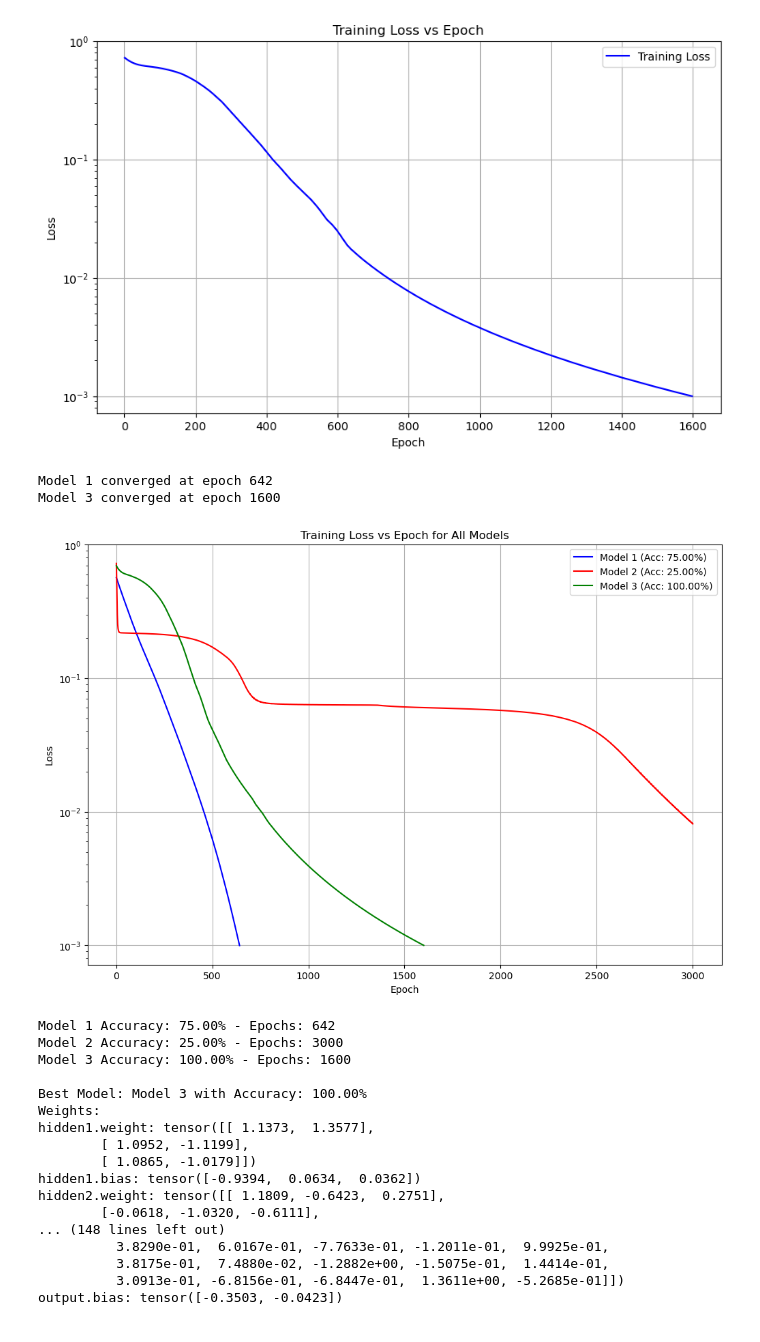
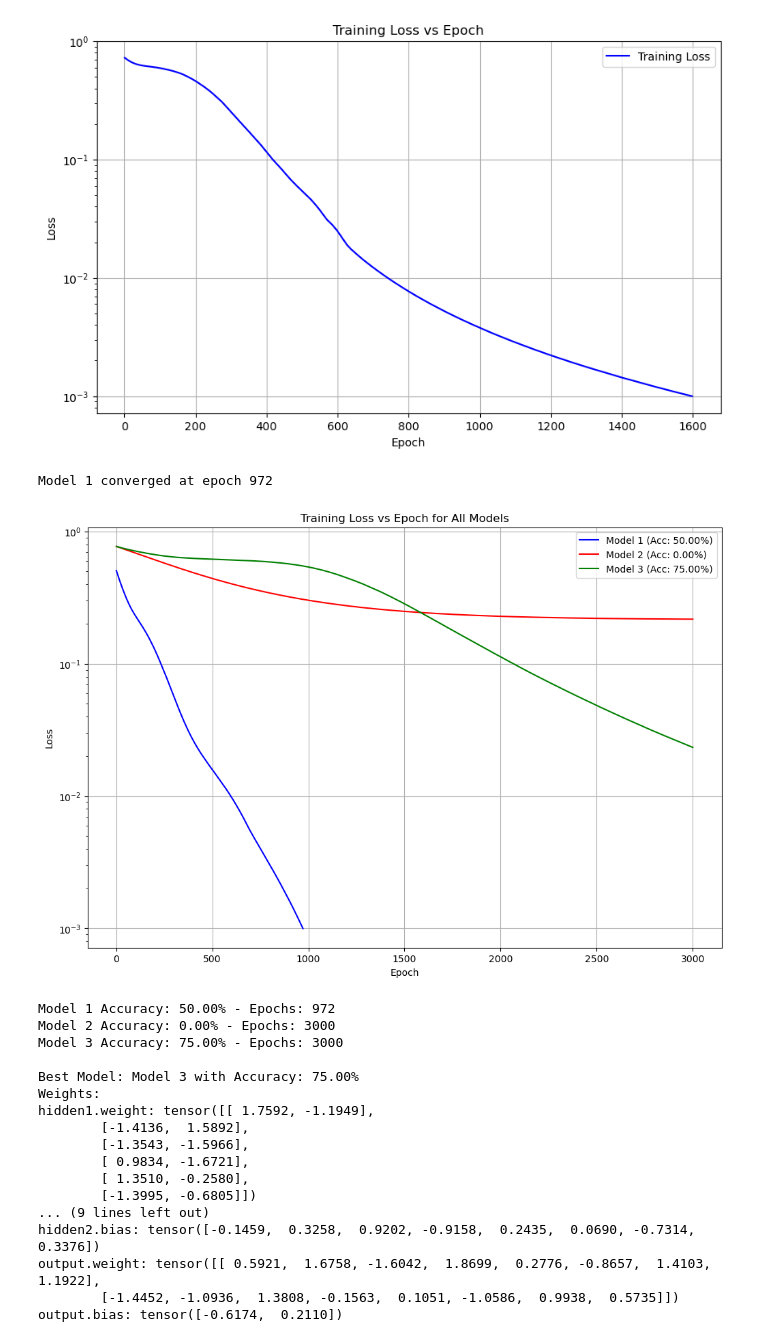
Before and after one commit to Silea-Horia/AI, a Jupyter notebook: Labs/Lab5/AI_lab_5_2023.ipynb, the cells around one changed output. Cells and saved outputs as stored; diff of their text form; code cells hidden in the pictures.

```diff
--- a/Labs/Lab5/AI_lab_5_2023-unsolved.ipynb
+++ b/Labs/Lab5/AI_lab_5_2023.ipynb
@@ -265,26 +265,26 @@ losses1 = []
 model2 = nn.Sequential(OrderedDict([
     ('hidden1', nn.Linear(2, 3)),
     ('activation1', nn.Sigmoid()),
-    ('hidden2', nn.Linear(3, 3)),
+    ('hidden2', nn.Linear(3, 8)),
     ('activation2', nn.LeakyReLU()),
-    ('hidden3', nn.Linear(3, 3)),
+    ('hidden3', nn.Linear(8, 3)),
     ('activation3', nn.Tanh()),
     ('output', nn.Linear(3, 2)),
     ('activation4', nn.Tanh())
 ]))
-optimizer2 = torch.optim.SGD(model2.parameters(), lr=0.1)
+optimizer2 = torch.optim.SGD(model2.parameters(), lr=0.0005)
 criterion2 = nn.MSELoss()
 losses2 = []
 
 model3 = nn.Sequential(OrderedDict([
-    ('hidden1', nn.Linear(2, 3)),
+    ('hidden1', nn.Linear(2, 6)),
     ('activation1', nn.Sigmoid()),
-    ('hidden2', nn.Linear(3, 100)),
+    ('hidden2', nn.Linear(6, 8)),
     ('activation2', nn.LeakyReLU()),
-    ('output', nn.Linear(100, 2)),
+    ('output', nn.Linear(8, 2)),
     ('activation3', nn.Sigmoid())
 ]))
-optimizer3 = torch.optim.Adam(model3.parameters(), lr=0.001)
+optimizer3 = torch.optim.Adam(model3.parameters(), lr=0.0005)
 criterion3 = nn.BCELoss()
 losses3 = []
 
@@ -341,50 +341,49 @@ def calculate_accuracy(model, data_in, data_target, threshold=0.05):
 acc1 = calculate_accuracy(model1, data_in, data_target)
 acc2 = calculate_accuracy(model2, data_in, data_target)
 acc3 = calculate_accuracy(model3, data_in, data_target)
 
 
 plt.figure(figsize=(12, 8))
 plt.plot(range(1, len(losses1) + 1), losses1, 'b-', label=f'Model 1 (Acc: {acc1:.2f}%)')
 plt.plot(range(1, len(losses2) + 1), losses2, 'r-', label=f'Model 2 (Acc: {acc2:.2f}%)')
 plt.plot(range(1, len(losses3) + 1), losses3, 'g-', label=f'Model 3 (Acc: {acc3:.2f}%)')
 plt.xlabel('Epoch')
 plt.ylabel('Loss')
 plt.title('Training Loss vs Epoch for All Models')
 plt.grid(True)
 plt.legend()
 plt.yscale('log')
 plt.show()
 
 
 print(f"\nModel 1 Accuracy: {acc1:.2f}% - Epochs: {len(losses1)}")
 print(f"Model 2 Accuracy: {acc2:.2f}% - Epochs: {len(losses2)}")
 print(f"Model 3 Accuracy: {acc3:.2f}% - Epochs: {len(losses3)}")
 
 
 best_model = max([(acc1, model1, "Model 1"), (acc2, model2, "Model 2"), (acc3, model3, "Model 3")],
                 key=lambda x: x[0])
 print(f"\nBest Model: {best_model[2]} with Accuracy: {best_model[0]:.2f}%")
 print("Weights:")
 for name, param in best_model[1].state_dict().items():
     print(f"{name}: {param}")
 # %% [output]
-Model 1 converged at epoch 642
-Model 3 converged at epoch 1600
+Model 1 converged at epoch 972
-[figure, old version]
+[figure, new version]
-Model 1 Accuracy: 75.00% - Epochs: 642
-Model 2 Accuracy: 25.00% - Epochs: 3000
-Model 3 Accuracy: 100.00% - Epochs: 1600
+Model 1 Accuracy: 50.00% - Epochs: 972
+Model 2 Accuracy: 0.00% - Epochs: 3000
+Model 3 Accuracy: 75.00% - Epochs: 3000
 
-Best Model: Model 3 with Accuracy: 100.00%
+Best Model: Model 3 with Accuracy: 75.00%
 Weights:
-hidden1.weight: tensor([[ 1.1373,  1.3577],
-        [ 1.0952, -1.1199],
-        [ 1.0865, -1.0179]])
-hidden1.bias: tensor([-0.9394,  0.0634,  0.0362])
-hidden2.weight: tensor([[ 1.1809, -0.6423,  0.2751],
-        [-0.0618, -1.0320, -0.6111],
-... (148 lines left out)
-          3.8290e-01,  6.0167e-01, -7.7633e-01, -1.2011e-01,  9.9925e-01,
-          3.8175e-01,  7.4880e-02, -1.2882e+00, -1.5075e-01,  1.4414e-01,
-          3.0913e-01, -6.8156e-01, -6.8447e-01,  1.3611e+00, -5.2685e-01]])
-output.bias: tensor([-0.3503, -0.0423])
+hidden1.weight: tensor([[ 1.7592, -1.1949],
+        [-1.4136,  1.5892],
+        [-1.3543, -1.5966],
+        [ 0.9834, -1.6721],
+        [ 1.3510, -0.2580],
+        [-1.3995, -0.6805]])
+... (9 lines left out)
+hidden2.bias: tensor([-0.1459,  0.3258,  0.9202, -0.9158,  0.2435,  0.0690, -0.7314,  0.3376])
+output.weight: tensor([[ 0.5921,  1.6758, -1.6042,  1.8699,  0.2776, -0.8657,  1.4103,  1.1922],
+        [-1.4452, -1.0936,  1.3808, -0.1563,  0.1051, -1.0586,  0.9938,  0.5735]])
+output.bias: tensor([-0.6174,  0.2110])
```
